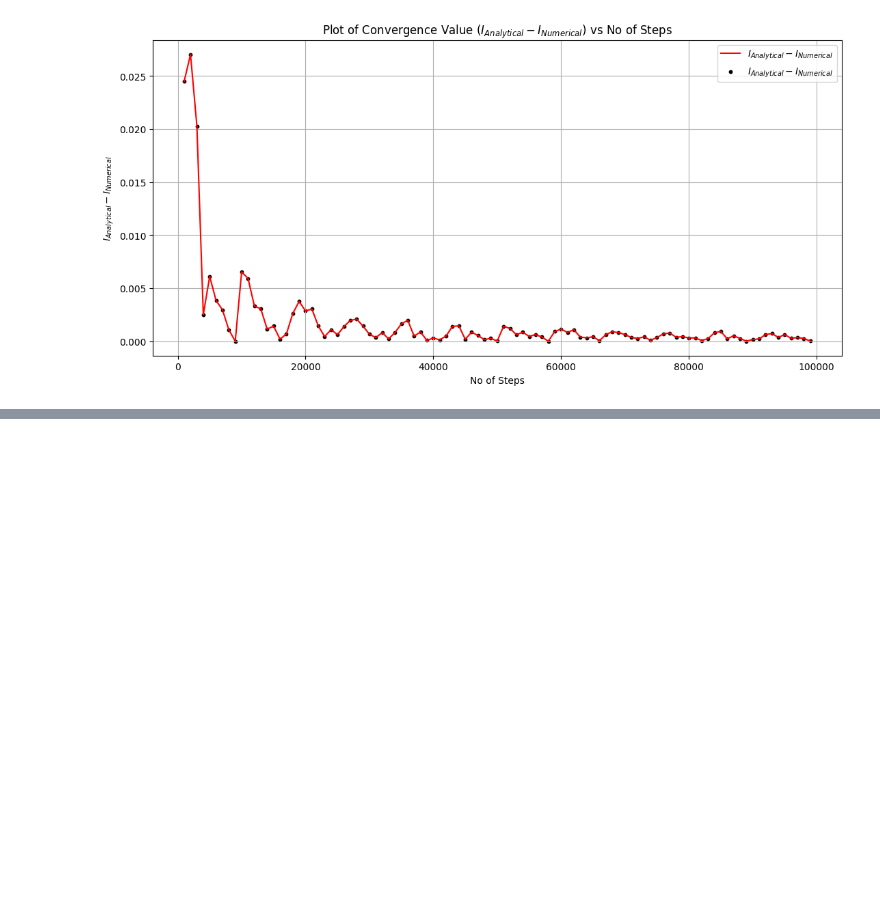
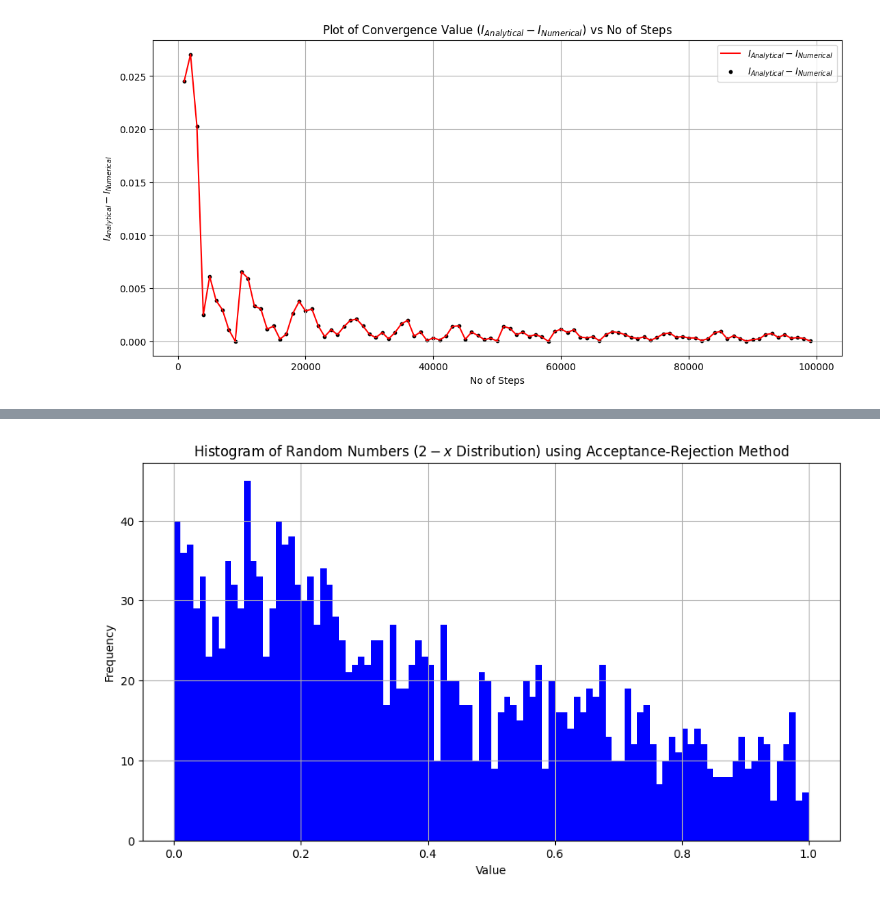
Before and after one commit to ananthapadmanabhan18/P452_Computational_Physics, a Jupyter notebook: Assignments/Assignment-4/Answer_asgn4.ipynb, the cells around one changed output, grey strips where cells are left out. Saved outputs shown, nothing was run; the diff lists cells and outputs as text; code cells hidden in the pictures; blank space fills up the shorter version.

```diff
--- a/Assignments/Assignment-4/Answer_asgn4.ipynb
+++ b/Assignments/Assignment-4/Answer_asgn4.ipynb
@@ -84,0 +177,33 @@ plt.show()
+# %%
+rng_1 = lib.rng(seed=19) # for x
+rng_2 = lib.rng(seed=13) # for u
+
+rng_list = []
+
+def f(x):
+    return np.exp(-2*x)
+
+def g(x):
+    return 2-x
+
+
+while True:
+    x= rng_1.gen()
+    u= rng_2.gen()
+    test = f(x)/((0.5)*g(x))
+    if u<=test:
+        rng_list.append(x)
+    if len(rng_list)==2000:
+        break
+
+
+import matplotlib.pyplot as plt
+plt.figure(figsize=(11,6))
+plt.hist(rng_list, bins=100,color='b')
+plt.xlabel('Value')
+plt.ylabel('Frequency')
+plt.title(r'Histogram of Random Numbers ($2-x$ Distribution) using Acceptance-Rejection Method')
+plt.grid()
+plt.show()
+# %% [output]
+[figure, added]
```
Also changed, not shown: parts of 13 cells of this notebook, 1 other file.
